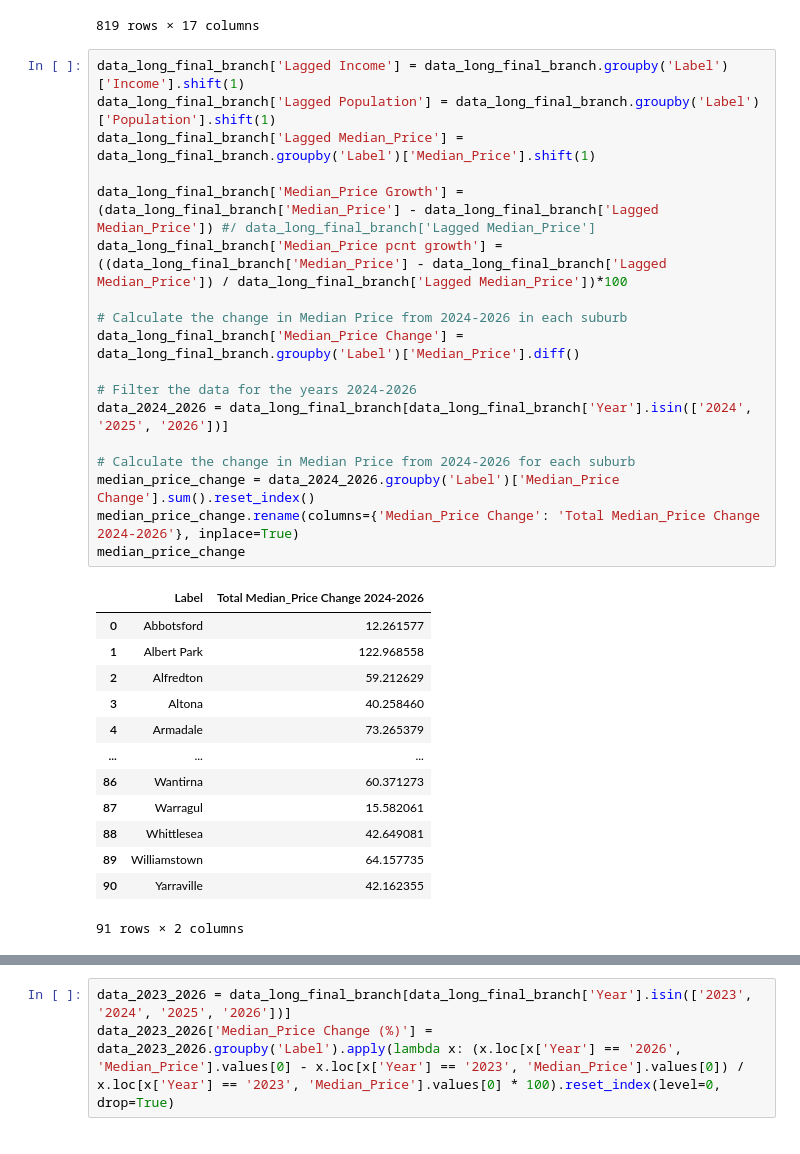
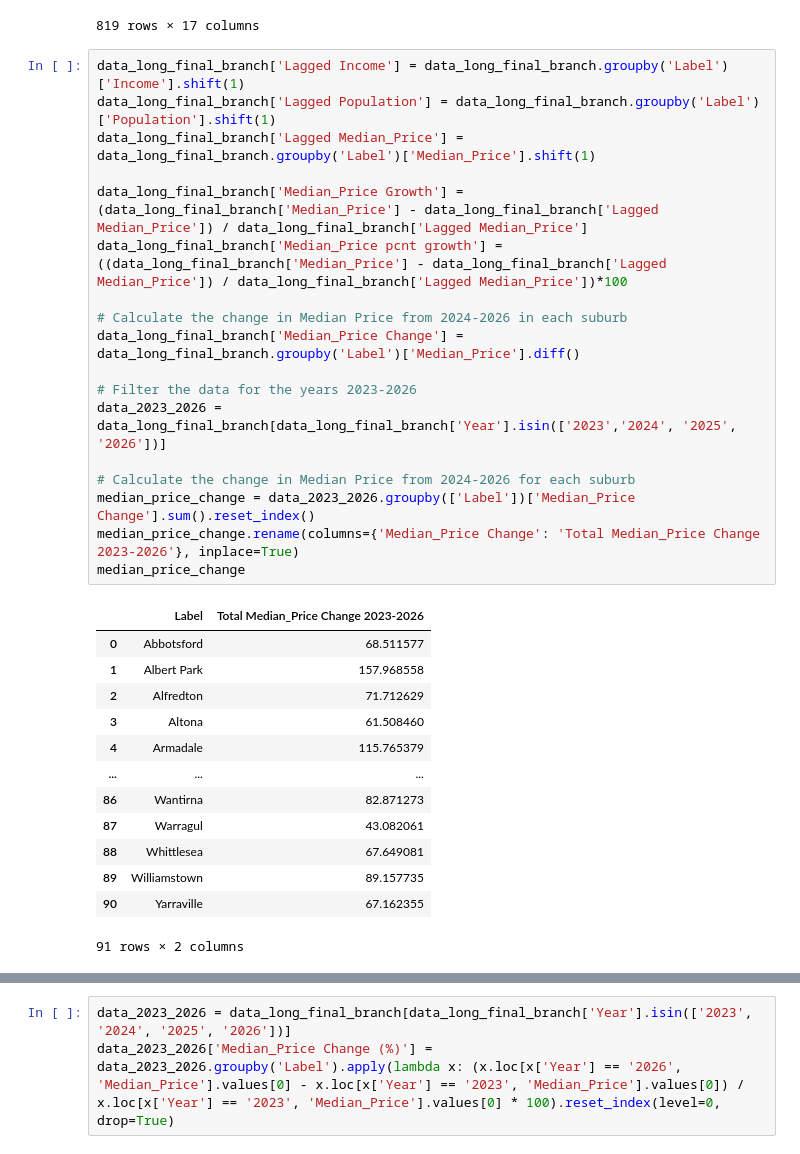
Before and after one commit to MAST30034-AppliedDataScience/project-2-group-real-estate-hexosergeantchelelebratebonitz, a Jupyter notebook: notebooks/Can/Modelling.ipynb, the cells around one changed output, grey strips where cells are left out. Drawn from its saved outputs; the diff is of its cells as text.

```diff
--- a/notebooks/Can/Modelling.ipynb
+++ b/notebooks/Can/Modelling.ipynb
@@ -656,32 +641,32 @@ data_long_final_branch
 # %%
 data_long_final_branch['Lagged Income'] = data_long_final_branch.groupby('Label')['Income'].shift(1)
 data_long_final_branch['Lagged Population'] = data_long_final_branch.groupby('Label')['Population'].shift(1)
 data_long_final_branch['Lagged Median_Price'] = data_long_final_branch.groupby('Label')['Median_Price'].shift(1)
 
-data_long_final_branch['Median_Price Growth'] = (data_long_final_branch['Median_Price'] - data_long_final_branch['Lagged Median_Price']) #/ data_long_final_branch['Lagged Median_Price']
+data_long_final_branch['Median_Price Growth'] = (data_long_final_branch['Median_Price'] - data_long_final_branch['Lagged Median_Price']) / data_long_final_branch['Lagged Median_Price']
 data_long_final_branch['Median_Price pcnt growth'] = ((data_long_final_branch['Median_Price'] - data_long_final_branch['Lagged Median_Price']) / data_long_final_branch['Lagged Median_Price'])*100
 
 # Calculate the change in Median Price from 2024-2026 in each suburb
 data_long_final_branch['Median_Price Change'] = data_long_final_branch.groupby('Label')['Median_Price'].diff()
 
-# Filter the data for the years 2024-2026
-data_2024_2026 = data_long_final_branch[data_long_final_branch['Year'].isin(['2024', '2025', '2026'])]
+# Filter the data for the years 2023-2026
+data_2023_2026 = data_long_final_branch[data_long_final_branch['Year'].isin(['2023','2024', '2025', '2026'])]
 
 # Calculate the change in Median Price from 2024-2026 for each suburb
-median_price_change = data_2024_2026.groupby('Label')['Median_Price Change'].sum().reset_index()
-median_price_change.rename(columns={'Median_Price Change': 'Total Median_Price Change 2024-2026'}, inplace=True)
+median_price_change = data_2023_2026.groupby(['Label'])['Median_Price Change'].sum().reset_index()
+median_price_change.rename(columns={'Median_Price Change': 'Total Median_Price Change 2023-2026'}, inplace=True)
 median_price_change
 # %% [output]
-|  | Label | Total Median_Price Change 2024-2026 |
-| 0 | Abbotsford | 12.261577 |
-| 1 | Albert Park | 122.968558 |
-| 2 | Alfredton | 59.212629 |
-| 3 | Altona | 40.258460 |
-| 4 | Armadale | 73.265379 |
+|  | Label | Total Median_Price Change 2023-2026 |
+| 0 | Abbotsford | 68.511577 |
+| 1 | Albert Park | 157.968558 |
+| 2 | Alfredton | 71.712629 |
+| 3 | Altona | 61.508460 |
+| 4 | Armadale | 115.765379 |
 | ... | ... | ... |
-| 86 | Wantirna | 60.371273 |
-| 87 | Warragul | 15.582061 |
-| 88 | Whittlesea | 42.649081 |
-| 89 | Williamstown | 64.157735 |
-| 90 | Yarraville | 42.162355 |
+| 86 | Wantirna | 82.871273 |
+| 87 | Warragul | 43.082061 |
+| 88 | Whittlesea | 67.649081 |
+| 89 | Williamstown | 89.157735 |
+| 90 | Yarraville | 67.162355 |
 91 rows × 2 columns
```
Also changed, not shown: parts of 9 cells of this notebook.
